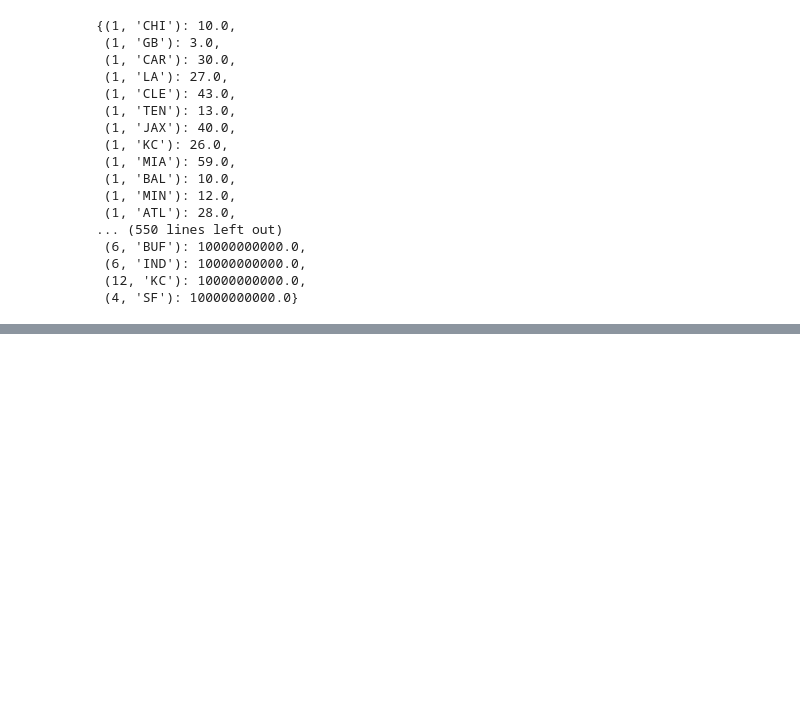
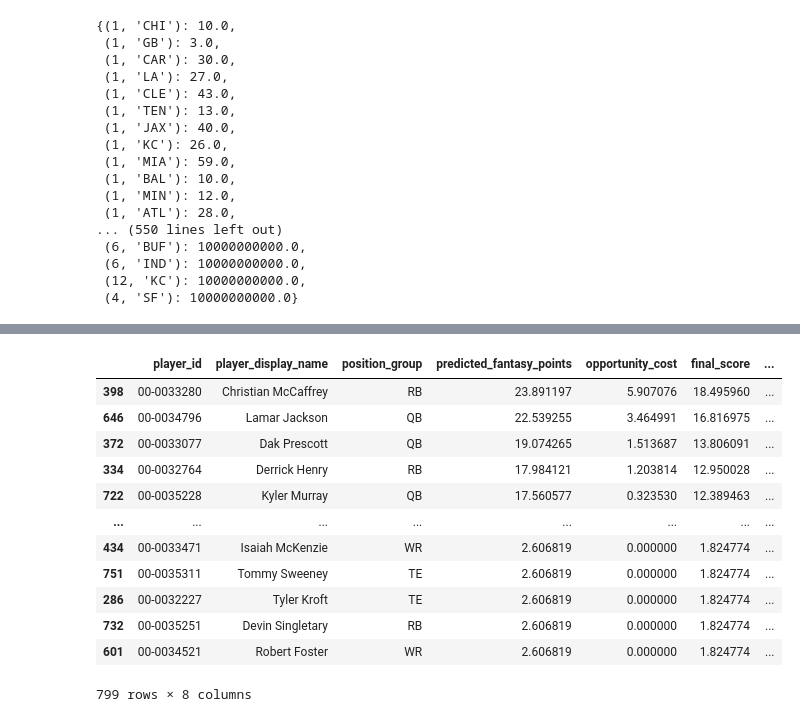
Before and after one commit to MariusRemmlinger/data-driven-fantasy-manager, a Jupyter notebook: model.ipynb, the cells around one changed output, grey strips where cells are left out. Saved outputs shown, nothing was run; the diff lists cells and outputs as text; code cells hidden in the pictures; blank space fills up the shorter version.

```diff
--- a/model.ipynb
+++ b/model.ipynb
@@ -271,0 +1404,27 @@ players['rank'] = players['final_score'].rank(ascending=False, method='min')
+# %%
+import numpy as np
+
+positions = {'QB': 1, 'RB': 2, 'WR': 2, 'TE': 1, 'BN':2}
+team = {}
+
+for position, limit in positions.items():
+    available_players = players[players['position_group'] == position]
+
+    for i in range(limit):
+        if len(available_players) > 0:
+            top_player = available_players.iloc[0]
+            team[top_player['player_id']] = top_player['position_group']
+            players = players[players['player_id'] != top_player['player_id']]
+        else:
+            break
+
+# Jetzt, füllen Sie die Bankpositionen auf
+available_players = players
+
+for i in range(positions['BN']):
+    if len(available_players) > 0:
+        top_player = available_players.iloc[0]
+        team[top_player['player_id']] = 'BN'
+        players = players[players['player_id'] != top_player['player_id']]
+
+print(team)
@@ -696,0 +2073,16 @@ player_data
+# %%
+players_rank
+# %% [output]
+|  | player_id | player_display_name | position_group | predicted_fantasy_points | opportunity_cost | final_score | ... |
+| 398 | 00-0033280 | Christian McCaffrey | RB | 23.891197 | 5.907076 | 18.495960 | ... |
+| 646 | 00-0034796 | Lamar Jackson | QB | 22.539255 | 3.464991 | 16.816975 | ... |
+| 372 | 00-0033077 | Dak Prescott | QB | 19.074265 | 1.513687 | 13.806091 | ... |
+| 334 | 00-0032764 | Derrick Henry | RB | 17.984121 | 1.203814 | 12.950028 | ... |
+| 722 | 00-0035228 | Kyler Murray | QB | 17.560577 | 0.323530 | 12.389463 | ... |
+| ... | ... | ... | ... | ... | ... | ... | ... |
+| 434 | 00-0033471 | Isaiah McKenzie | WR | 2.606819 | 0.000000 | 1.824774 | ... |
+| 751 | 00-0035311 | Tommy Sweeney | TE | 2.606819 | 0.000000 | 1.824774 | ... |
+| 286 | 00-0032227 | Tyler Kroft | TE | 2.606819 | 0.000000 | 1.824774 | ... |
+| 732 | 00-0035251 | Devin Singletary | RB | 2.606819 | 0.000000 | 1.824774 | ... |
+| 601 | 00-0034521 | Robert Foster | WR | 2.606819 | 0.000000 | 1.824774 | ... |
+799 rows × 8 columns
```
Also changed, not shown: parts of 73 cells of this notebook, 10 other files.
